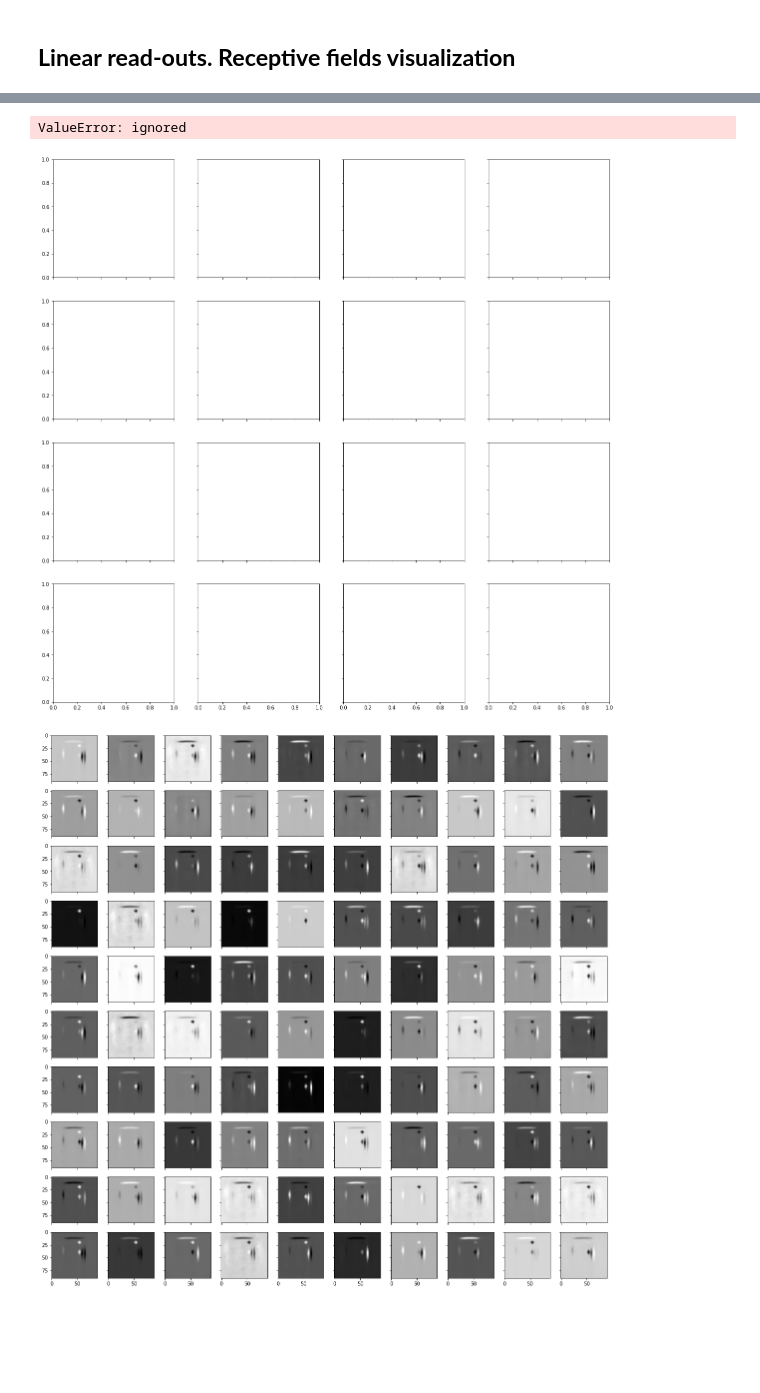
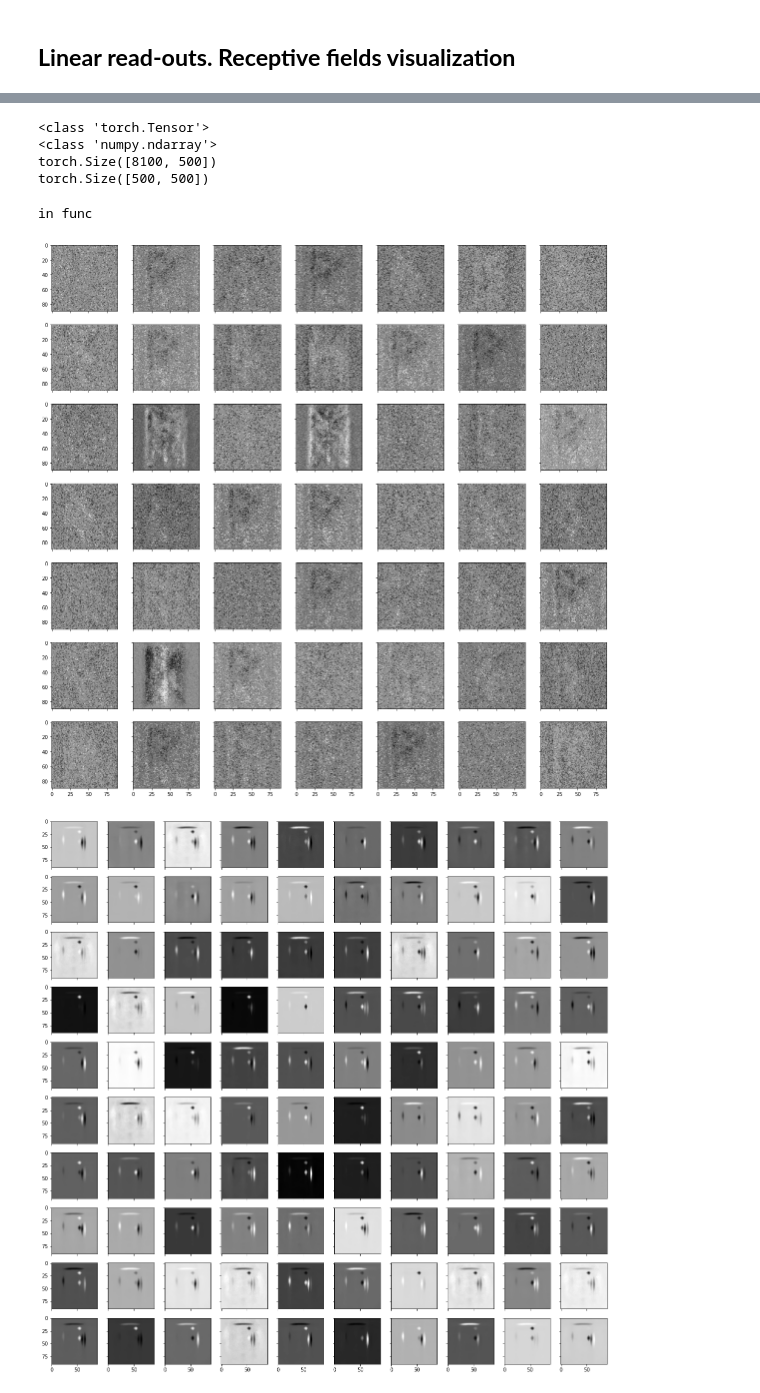
Before and after one commit to PashaIanko/RestrictedBolzmannMachine, a Jupyter notebook: Omniglot_learning.ipynb, the cells around one changed output, grey strips where cells are left out. Saved outputs shown, nothing was run; the diff lists cells and outputs as text; code cells hidden in the pictures; blank space fills up the shorter version.

Commit message:
Plotted the receptive fields of 0 hidden layer

```diff
--- a/Omniglot_learning.ipynb
+++ b/Omniglot_learning.ipynb
@@ -13,10 +13,10 @@ STD_ = 0.5
 IMG_SIZE_ = CROP_SIZE_
 
 # Train
-EPOCHS_ = 150
+EPOCHS_ = 300
 BATCH_SIZE_ = 80
 LABEL_FROM_ = 0
-LABEL_TO_ = 400
+LABEL_TO_ = 28
 LABEL_MIN_ = 0
 LABEL_MAX_ = 963
 
@@ -121,13 +121,19 @@ def move_parameters_to_cpu(dbn_mnist):
 def apply_threshold(weights, threshold=0):
     return weights * (abs(weights) > threshold)
 
-def plot_layer_receptive_fields(weights, num_subplots=100):
+def plot_layer_receptive_fields(weights_matrices, num_subplots = 64,
+                                img_width=IMG_SIZE_, img_height=IMG_SIZE_,
+                                fig_size = (20, 20)):
     n_rows_cols = int(math.sqrt(num_subplots))
-    fig, axes = plt.subplots(n_rows_cols, n_rows_cols, sharex=True, sharey=True, figsize=(20, 20))
+    fig, axes = plt.subplots(n_rows_cols, n_rows_cols, sharex=True, sharey=True, figsize=fig_size)
     for i in range(num_subplots):
         row = i % n_rows_cols
         col = i // n_rows_cols
-        axes[row, col].imshow(weights[i,:].reshape((IMG_SIZE_,IMG_SIZE_)), cmap=plt.cm.gray)
+
+        # Matrix of connection strength (W) of i-th unit of the layer.
+        # Reshape from 'linear' to 'image' representation
+        W_matrix = weights_matrices[i, :].reshape((img_width, img_height))
+        axes[row, col].imshow(W_matrix, cmap = plt.cm.gray)
 # %% [markdown]
 ## **Data Download**
 # %% [markdown]
@@ -327,15 +340,29 @@ Training RBM layer 1
+# %%
+print(type(model.rbm_layers[0].W))
+print(type(model.rbm_layers[0].W.numpy()))
+print(model.rbm_layers[0].W.size())
+print(model.rbm_layers[1].W.size())
+# %% [output]
+<class 'torch.Tensor'>
+<class 'numpy.ndarray'>
+torch.Size([8100, 500])
+torch.Size([500, 500])
 # %%
+# Converting and processing W matrices of hidden layers
+# We transpose for convenience (matrices[i, :] is more intuitive than matrices[:, i])
+
 num_layers = len(model.rbm_layers)
+
 learned_weights = [
-    model.rbm_layers[i].W.numpy() for i in range(num_layers)
+    model.rbm_layers[i].W.transpose(0, 1).numpy() for i in range(num_layers)
 ]
+
+learned_weights_thresh = [apply_threshold(weights_matrix, .08) for weights_matrix in learned_weights]
-# %%
-learned_weights_thresh = [apply_threshold(layer, .08) for layer in learned_weights]
 # %%
-plot_layer_receptive_fields(learned_weights_thresh[0], num_subplots = 16)
+plot_layer_receptive_fields(learned_weights_thresh[0], num_subplots=49)
 # %% [output]
-ValueError: ignored
+in func
-[figure, old version]
+[figure, new version]
 # %%
 weight_product = (learned_weights[0] @ learned_weights[1]).T
 plot_layer_receptive_fields(
```
Also changed, not shown: parts of 3 cells of this notebook.
